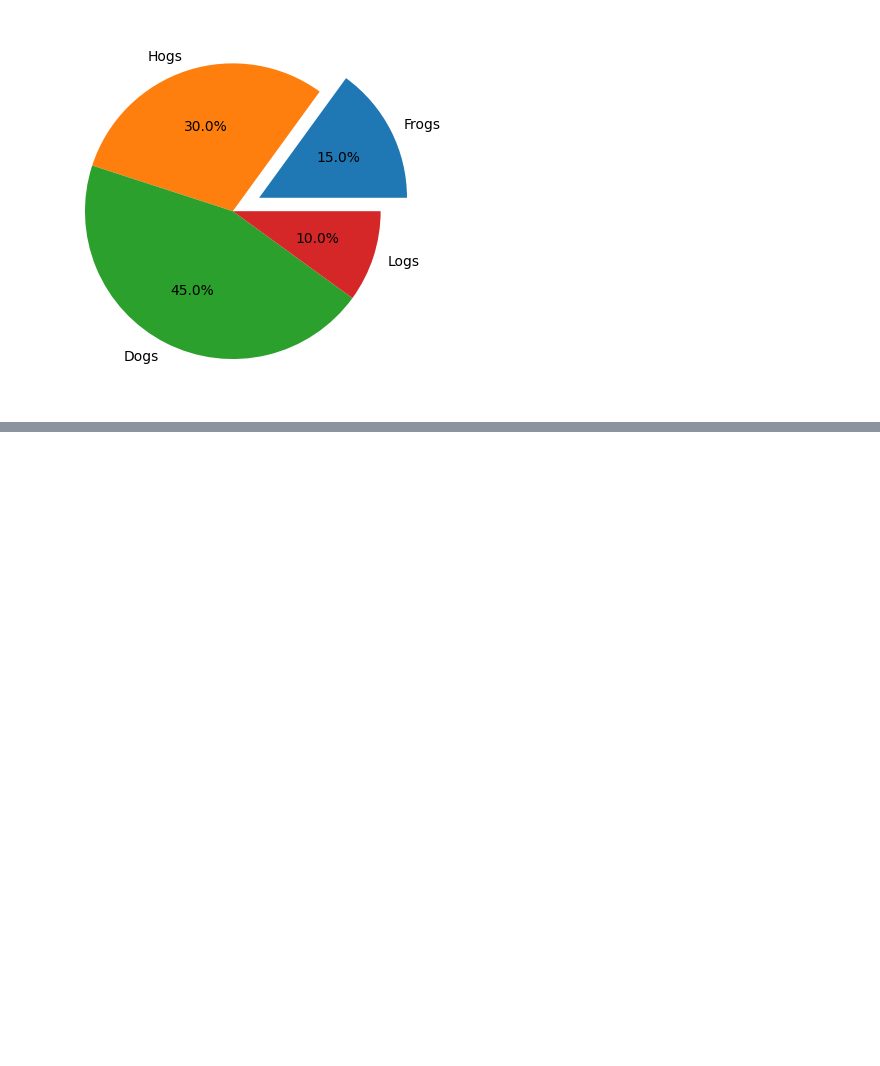
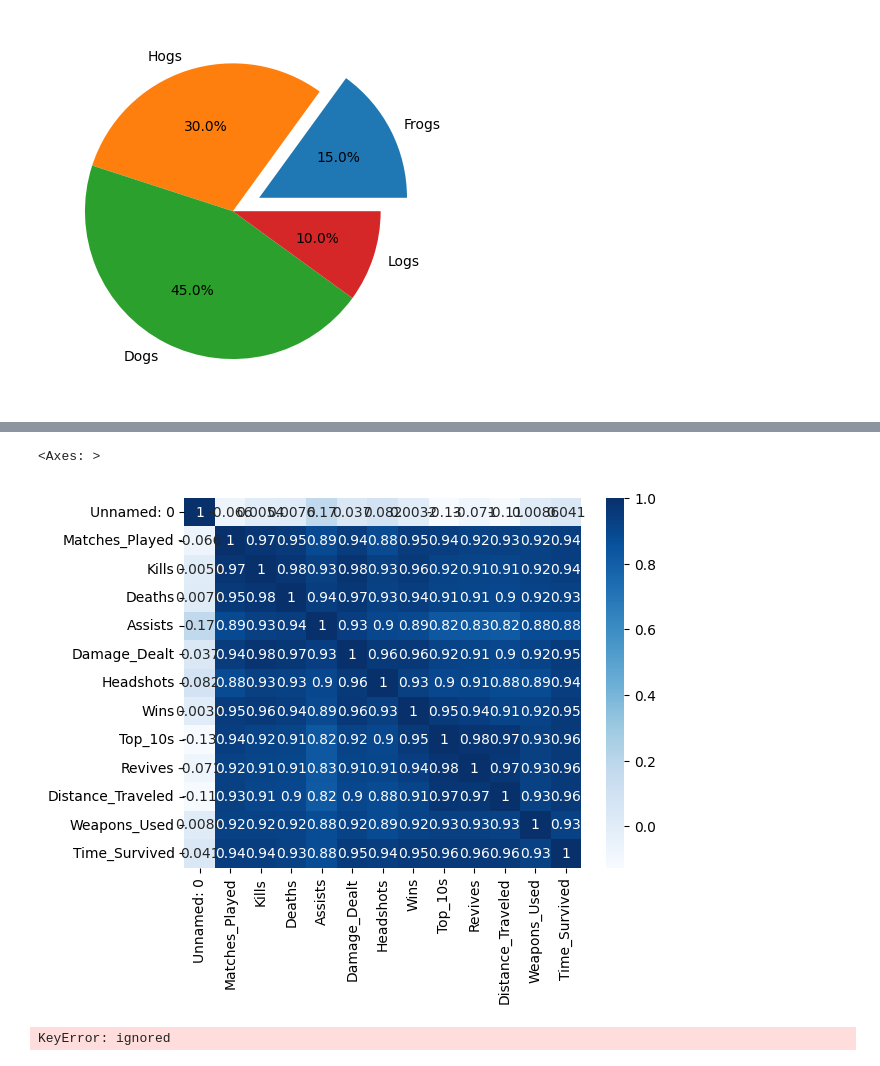
Before and after one commit to AbhishekPatil132/PythonLabs, a Jupyter notebook: matplotlib.ipynb, the cells around one changed output, grey strips where cells are left out. Saved outputs shown, nothing was run; the diff lists cells and outputs as text; code cells hidden in the pictures; blank space fills up the shorter version.

```diff
--- a/matplotlib.ipynb
+++ b/matplotlib.ipynb
@@ -164,0 +212,4 @@ plt.pie(sizes, labels=labels, autopct="%1.1f%%", explode= explodes)
+# %%
+#creating data matrix
+matrix = bgmi.corr()
+matrix
@@ -164,0 +231,13 @@ plt.pie(sizes, labels=labels, autopct="%1.1f%%", explode= explodes)
+# %%
+import seaborn as sns
+sns.heatmap(matrix, annot=True, cmap="Blues")
+# %% [output]
+<Axes: >
+[figure, added]
+# %%
+#using pivot table
+data = bgmi.head(15)
+ranks = bgmi['Ranks']
+data_new = data.pivot_table(index=ranks, columns='Player_Name', values="Kills")
+# %% [output]
+KeyError: ignored
```
Also changed, not shown: parts of 6 cells of this notebook.
